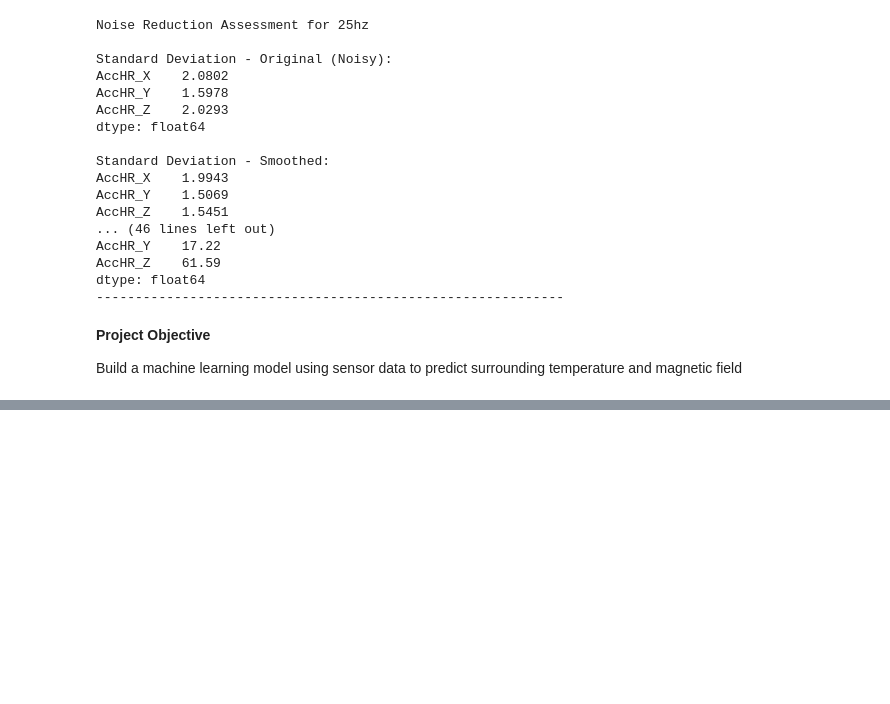
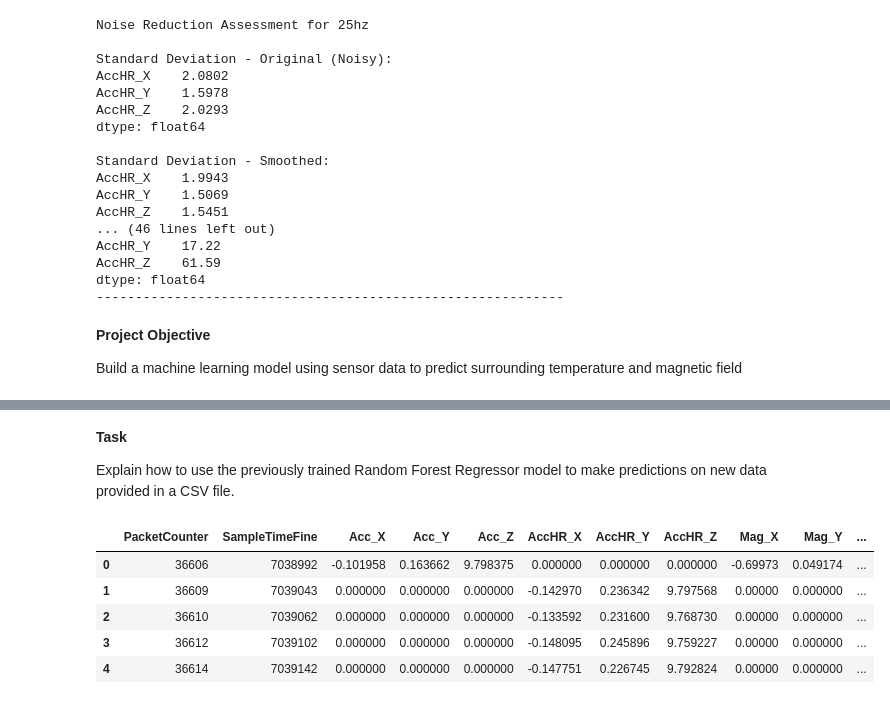
Before and after one commit to Samplergithub769/mtu-xsens-imu-Sensor, a Jupyter notebook: mtu_xsens_imu_Sensor.ipynb, the cells around one changed output, grey strips where cells are left out. Saved outputs shown, nothing was run; the diff lists cells and outputs as text; code cells hidden in the pictures; blank space fills up the shorter version.

```diff
--- a/mtu_xsens_imu_Sensor.ipynb
+++ b/mtu_xsens_imu_Sensor.ipynb
@@ -776,0 +982,14 @@ dtype: int64
+# %% [markdown]
+**Task**
+
+Explain how to use the previously trained Random Forest Regressor model to make predictions on new data provided in a CSV file.
+# %%
+new_data = pd.read_csv("/content/50hz.csv", skiprows=12)
+display(new_data.head())
+# %% [output]
+|  | PacketCounter | SampleTimeFine | Acc_X | Acc_Y | Acc_Z | AccHR_X | AccHR_Y | AccHR_Z | Mag_X | Mag_Y | ... |
+| 0 | 36606 | 7038992 | -0.101958 | 0.163662 | 9.798375 | 0.000000 | 0.000000 | 0.000000 | -0.69973 | 0.049174 | ... |
+| 1 | 36609 | 7039043 | 0.000000 | 0.000000 | 0.000000 | -0.142970 | 0.236342 | 9.797568 | 0.00000 | 0.000000 | ... |
+| 2 | 36610 | 7039062 | 0.000000 | 0.000000 | 0.000000 | -0.133592 | 0.231600 | 9.768730 | 0.00000 | 0.000000 | ... |
+| 3 | 36612 | 7039102 | 0.000000 | 0.000000 | 0.000000 | -0.148095 | 0.245896 | 9.759227 | 0.00000 | 0.000000 | ... |
+| 4 | 36614 | 7039142 | 0.000000 | 0.000000 | 0.000000 | -0.147751 | 0.226745 | 9.792824 | 0.00000 | 0.000000 | ... |
```
Also changed, not shown: parts of 36 cells of this notebook.
